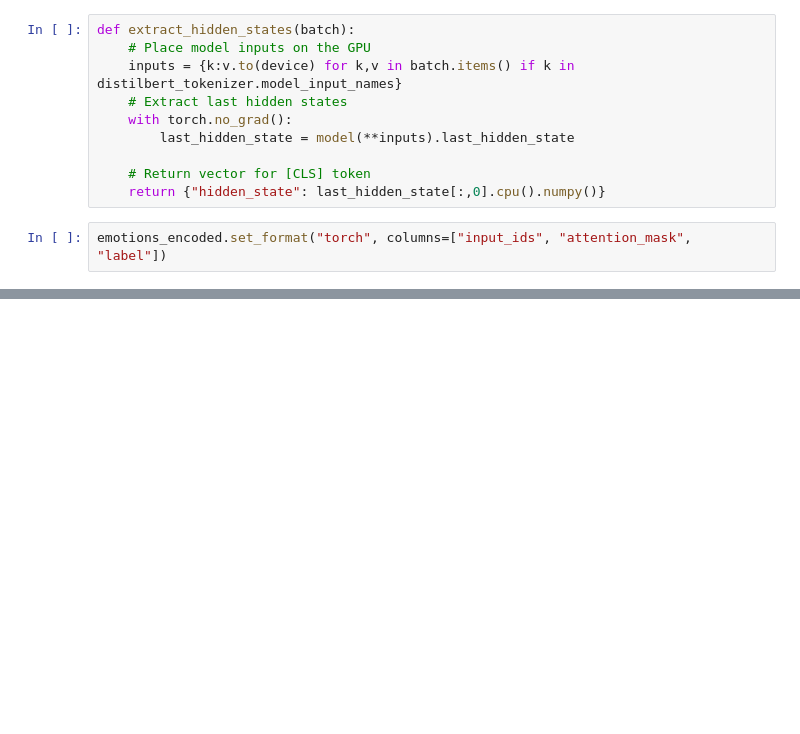
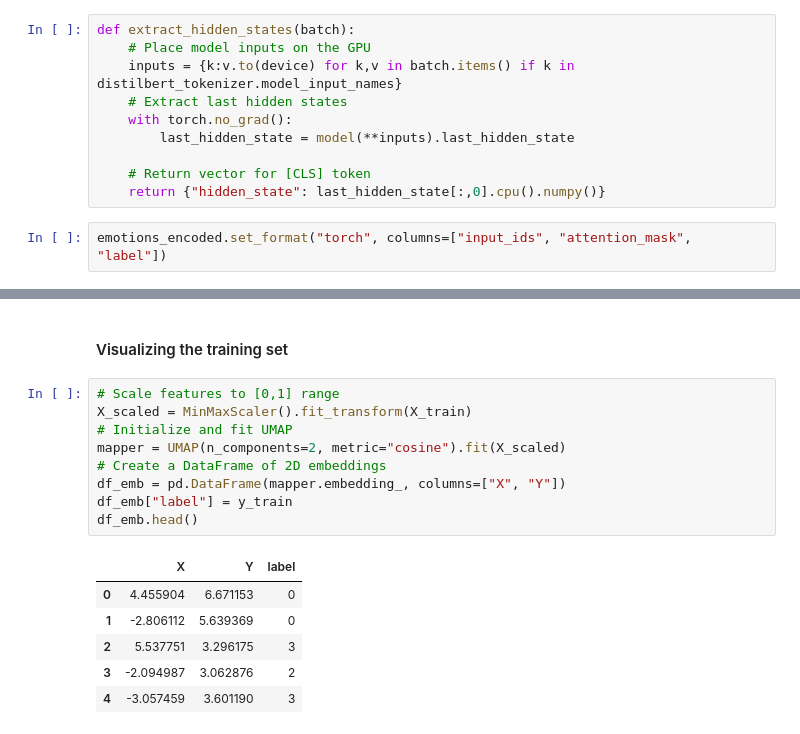
Before and after one commit to andsfonseca/nlp-with-transformers, a Jupyter notebook: text_classification.ipynb, the cells around one changed output, grey strips where cells are left out. Saved outputs shown, nothing was run; the diff lists cells and outputs as text; blank space fills up the shorter version.

```diff
--- a/text_classification.ipynb
+++ b/text_classification.ipynb
@@ -349,0 +363,18 @@ OutOfMemoryError: CUDA out of memory. Tried to allocate 1020.00 MiB (GPU 0; 4.00
+# %% [markdown]
+#### Visualizing the training set
+# %%
+# Scale features to [0,1] range
+X_scaled = MinMaxScaler().fit_transform(X_train)
+# Initialize and fit UMAP
+mapper = UMAP(n_components=2, metric="cosine").fit(X_scaled)
+# Create a DataFrame of 2D embeddings
+df_emb = pd.DataFrame(mapper.embedding_, columns=["X", "Y"])
+df_emb["label"] = y_train
+df_emb.head()
+# %% [output]
+|  | X | Y | label |
+| 0 | 4.455904 | 6.671153 | 0 |
+| 1 | -2.806112 | 5.639369 | 0 |
+| 2 | 5.537751 | 3.296175 | 3 |
+| 3 | -2.094987 | 3.062876 | 2 |
+| 4 | -3.057459 | 3.601190 | 3 |
```
Also changed, not shown: parts of 11 cells of this notebook.
